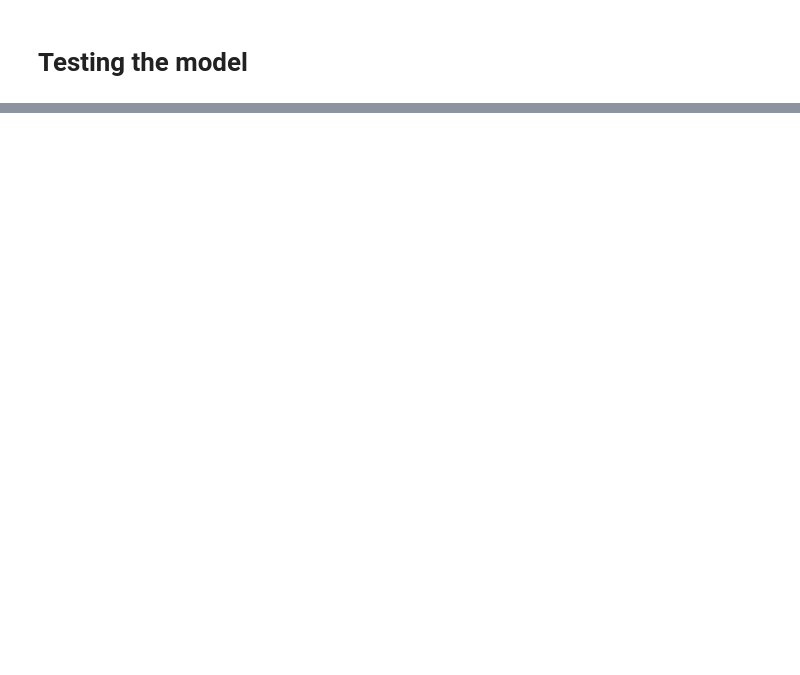
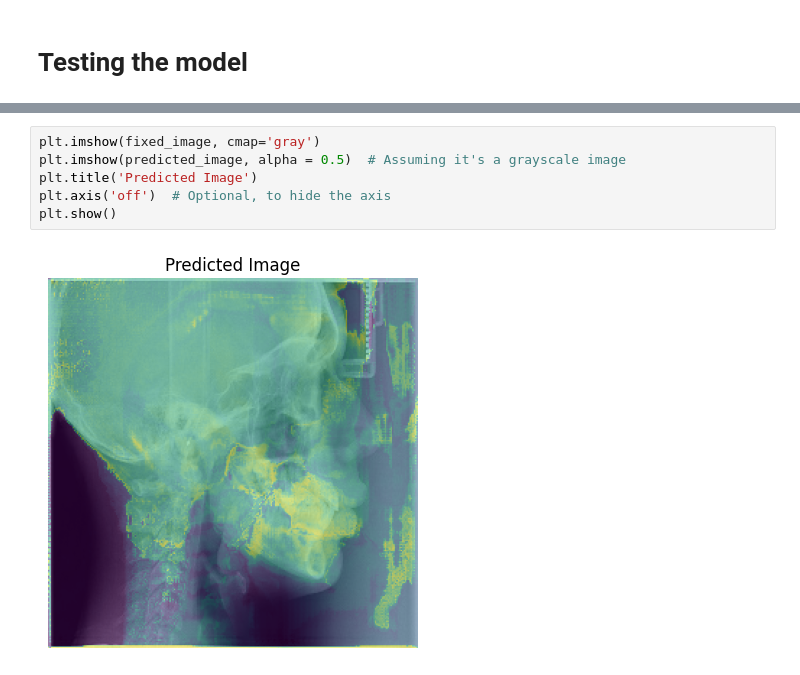
Before and after one commit to jacopoaltieri/Anatomical_landmarks_eval_CNN, a Jupyter notebook: unet_jupyter_trials.ipynb, the cells around one changed output, grey strips where cells are left out. Drawn from its saved outputs; the diff is of its cells as text; blank space fills up the shorter version.

```diff
--- a/unet_jupyter_trials.ipynb
+++ b/unet_jupyter_trials.ipynb
@@ -335,0 +377,8 @@ plt.show()
+# %%
+plt.imshow(fixed_image, cmap='gray')
+plt.imshow(predicted_image, alpha = 0.5)  # Assuming it's a grayscale image
+plt.title('Predicted Image')
+plt.axis('off')  # Optional, to hide the axis
+plt.show()
+# %% [output]
+[figure, added]
```
Also changed, not shown: parts of 8 cells of this notebook.
